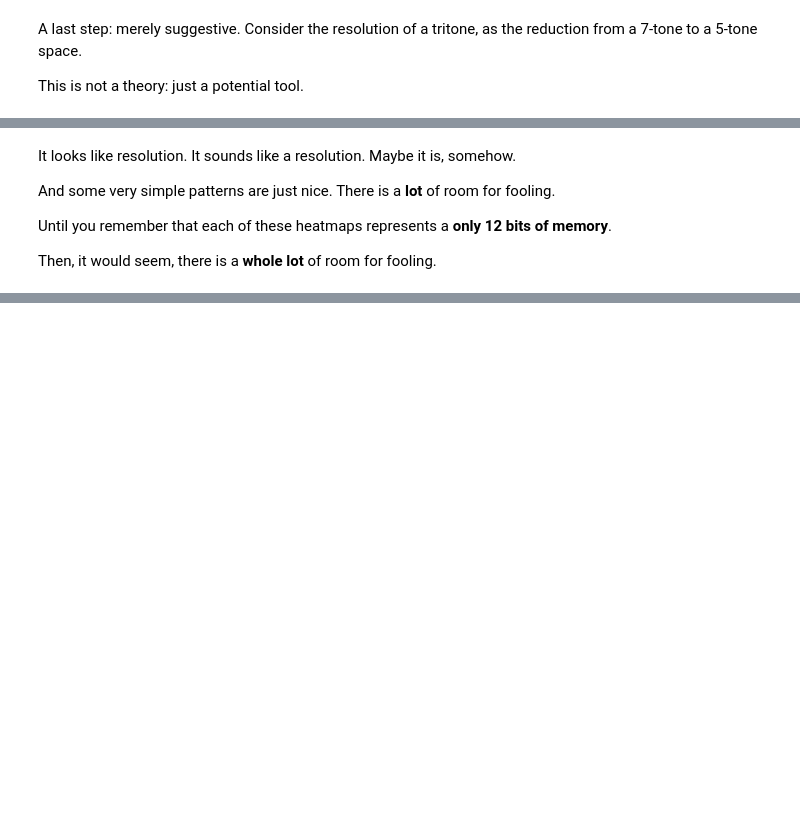
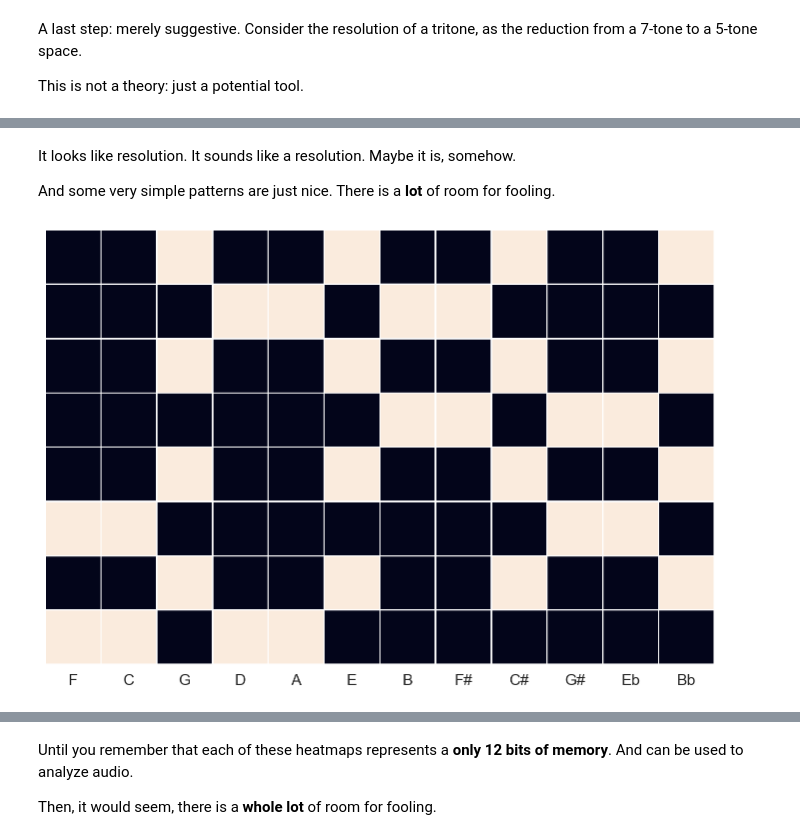
Before and after one commit to timsum/harmonypartition, a Jupyter notebook: jup/Chapter_2_Oct_Fifth_Entropy.ipynb, the cells around one changed output, grey strips where cells are left out. Saved outputs shown, nothing was run; the diff lists cells and outputs as text; code cells hidden in the pictures; blank space fills up the shorter version.

```diff
--- a/jup/Chapter_2_Oct_Fifth_Entropy.ipynb
+++ b/jup/Chapter_2_Oct_Fifth_Entropy.ipynb
@@ -157,7 +157,18 @@ ipd.Audio(resolution, rate=4000)
 It looks like resolution. It sounds like a resolution. Maybe it is, somehow.
 
 And some very simple patterns are just nice. There is a **lot** of room for fooling.
-
-Until you remember that each of these heatmaps represents a **only 12 bits of memory**.
-
-Then, it would seem, there is a **whole lot** of room for fooling.
+# %%
+tritone = 0b1001001001
+third = 0b0110110000
+third2 = pt_utils.rotate_bits_right(third, 3)
+third3 = pt_utils.rotate_bits_right(third, 6)
+third4 = pt_utils.rotate_bits_right(third, 9)
+
+sequence = [tritone, third, tritone, third2, tritone, third3, tritone, third4]
+
+jpt_pt.multiple_notegroup_heatmap(sequence)
+
+resolution = jpt_pt.link_wavepile_sequences(sequence, duration=4)
+ipd.Audio(resolution, rate=4000)
+# %% [output]
+[figure, added]
@@ -164,3 +176,7 @@ Then, it would seem, there is a **whole lot** of room for fooling.
+# %% [markdown]
+Until you remember that each of these heatmaps represents a **only 12 bits of memory**. And can be used to analyze audio.
+
+Then, it would seem, there is a **whole lot** of room for fooling.
 # %%
 c = 0b111111100000
 fs = 0b11111
```
Also changed, not shown: parts of 16 cells of this notebook, 4 other files.
